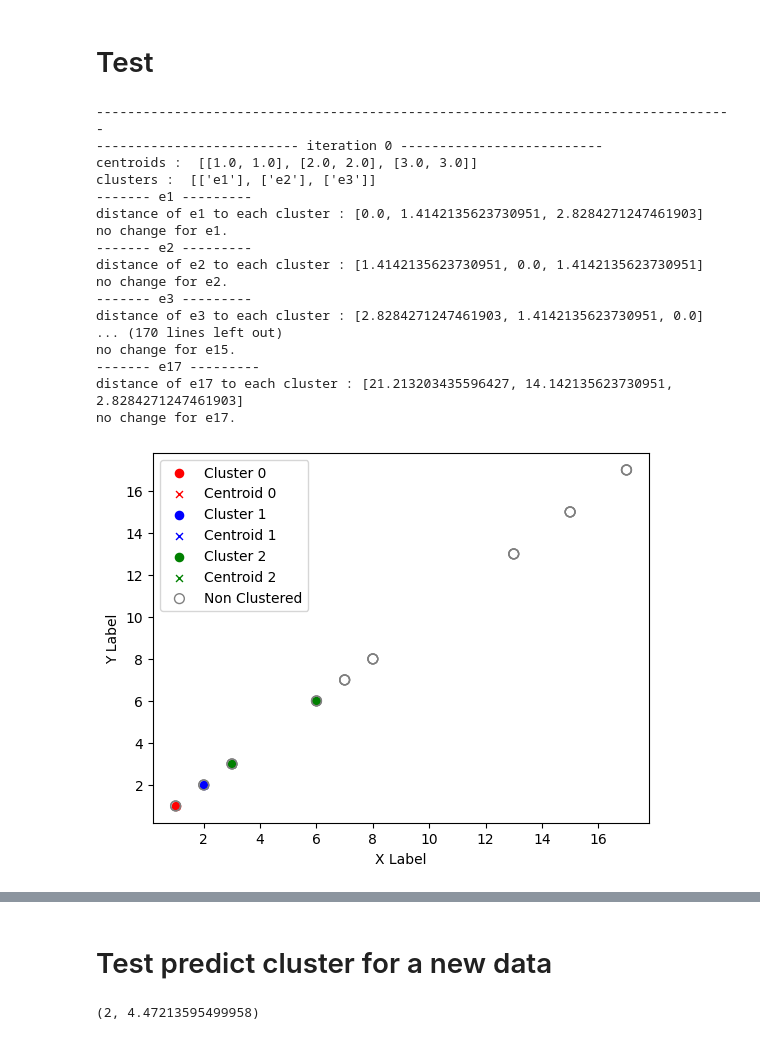
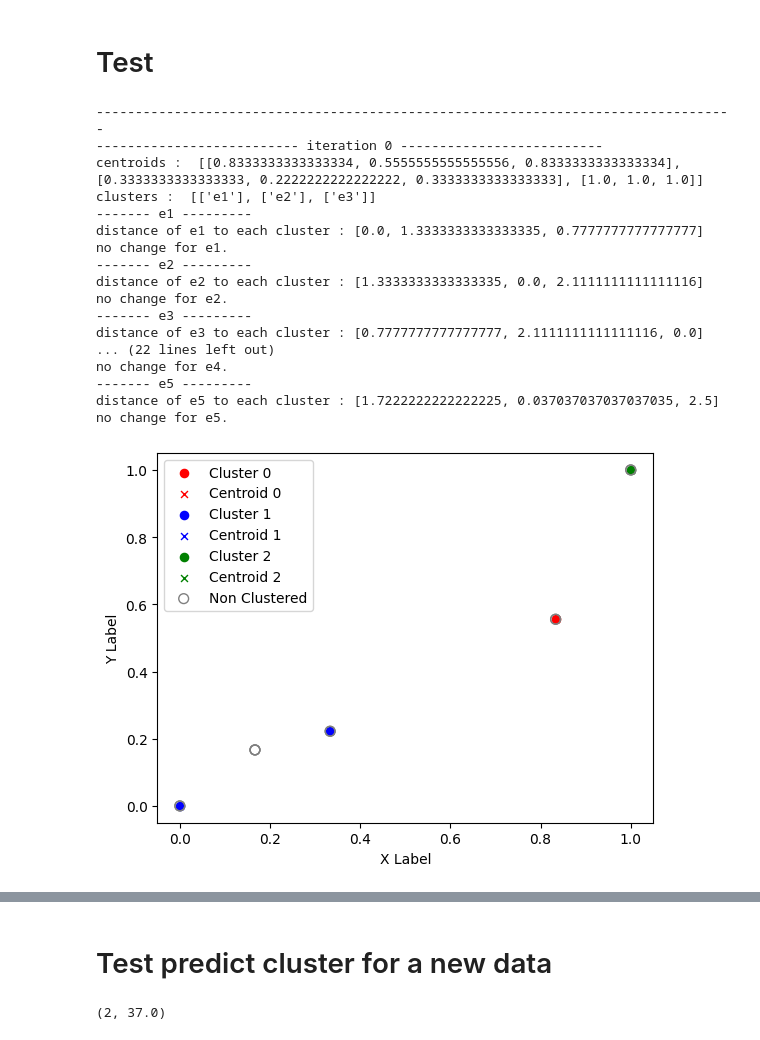
Before and after one commit to w0l1d/ILISI2_AI_Mining_algos_impl, a Jupyter notebook: algo_impl/data_mining/K-means_notebook.ipynb, the cells around one changed output, grey strips where cells are left out. Saved outputs shown, nothing was run; the diff lists cells and outputs as text; code cells hidden in the pictures.

```diff
--- a/algo_impl/data_mining/K-means_notebook.ipynb
+++ b/algo_impl/data_mining/K-means_notebook.ipynb
@@ -24,6 +24,9 @@ def remove_from_cluster(clusters, id):
 
 def euclidienne_distance(x, y):
     return np.sqrt(np.sum((x - y) ** 2))
+
+def manhattan_distance(x, y):
+    return np.sum(abs((x - y)))
 # %% [markdown]
 # Plot clusters and centroids for each iteration
 # %%
@@ -59,9 +62,14 @@ def plot_clusters(clusters, data, centeroids):
 # %%
 def k_means(df: pd.DataFrame, k: int, centroids: list = None):
     id_s = df['id'].values
+
+    #normalize_data
+    normalize_data(df)
+
     data = {}
     for id in id_s:
         data[id] = []
+
     df.apply(lambda row: data[row['id']].extend(list(row[1:])), axis=1)
 
     clusters = []
@@ -86,7 +94,7 @@ def k_means(df: pd.DataFrame, k: int, centroids: list = None):
             min_cluster = -1
             min_dist = np.inf
             for i in range(k):
-                dist = euclidienne_distance(np.array(data[id]), np.array(centroids[i]))
+                dist = manhattan_distance(np.array(data[id]), np.array(centroids[i]))
                 dists.append(dist)
                 if dist < min_dist:
                     min_dist = dist
@@ -98,7 +106,8 @@ def k_means(df: pd.DataFrame, k: int, centroids: list = None):
                 clusters[min_cluster].append(id)
                 change = True
                 print(
-                    f"change for {id}. new cluster : {min_cluster} (distance : {min_dist}) old cluster : {old_cluster}")
+                    f"change for {id}. new cluster : {min_cluster}"
+                    f" (distance : {min_dist}) old cluster : {old_cluster}")
                 plot_clusters(clusters, data, centroids)
             else:
                 print(f"no change for {id}.")
@@ -126,25 +135,25 @@ def predict_cluster(clusters, data, test_date: list):
 # %%
 # Importing the dataset
 # centroids, k, df = [[11, 13], [14, 18]], 2, pd.read_csv('exam-etuds.csv')
-centroids, k, df = None, 3,pd.read_csv('etud.csv')
+centroids, k, df = None, 3,pd.read_csv('exam-etuds.csv')
 
 clusters, data = k_means(df, k, centroids=centroids)
 # %% [output]
 ----------------------------------------------------------------------------------
 -------------------------- iteration 0 --------------------------
-centroids :  [[1.0, 1.0], [2.0, 2.0], [3.0, 3.0]]
+centroids :  [[0.8333333333333334, 0.5555555555555556, 0.8333333333333334], [0.3333333333333333, 0.2222222222222222, 0.3333333333333333], [1.0, 1.0, 1.0]]
 clusters :  [['e1'], ['e2'], ['e3']]
 ------- e1 ---------
-distance of e1 to each cluster : [0.0, 1.4142135623730951, 2.8284271247461903]
+distance of e1 to each cluster : [0.0, 1.3333333333333335, 0.7777777777777777]
 no change for e1.
 ------- e2 ---------
-distance of e2 to each cluster : [1.4142135623730951, 0.0, 1.4142135623730951]
+distance of e2 to each cluster : [1.3333333333333335, 0.0, 2.1111111111111116]
 no change for e2.
 ------- e3 ---------
-distance of e3 to each cluster : [2.8284271247461903, 1.4142135623730951, 0.0]
-... (170 lines left out)
-no change for e15.
-------- e17 ---------
-distance of e17 to each cluster : [21.213203435596427, 14.142135623730951, 2.8284271247461903]
-no change for e17.
+distance of e3 to each cluster : [0.7777777777777777, 2.1111111111111116, 0.0]
+... (22 lines left out)
+no change for e4.
+------- e5 ---------
+distance of e5 to each cluster : [1.7222222222222225, 0.037037037037037035, 2.5]
+no change for e5.
-[figure, old version]
+[figure, new version]
@@ -162,6 +161,6 @@ no change for e17.
 # %% [markdown]
 # Test predict cluster for a new data
 # %%
-predict_cluster(clusters, data, [11, 13])
+predict_cluster(clusters, data, [11, 13, 16])
 # %% [output]
-(2, 4.47213595499958)
+(2, 37.0)
```
Also changed, not shown: parts of 2 cells of this notebook, 7 other files.
